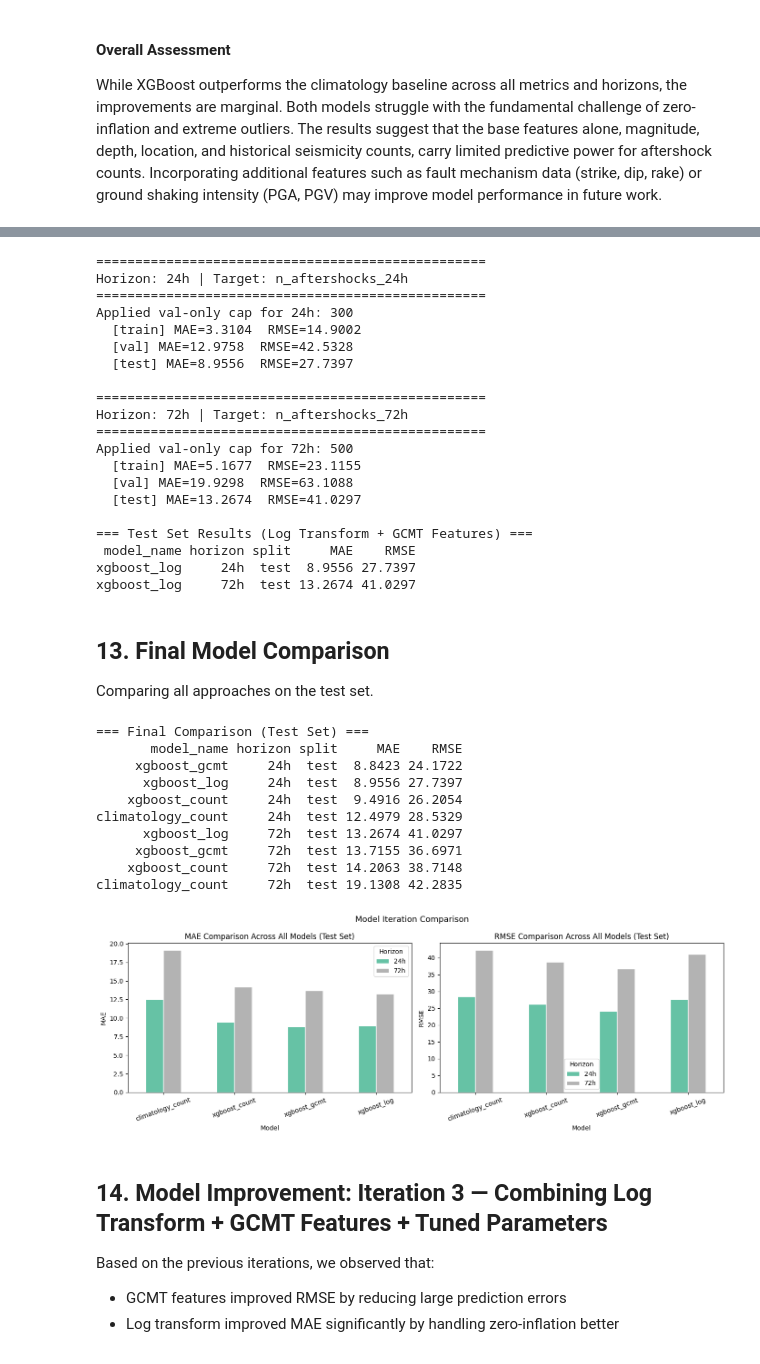
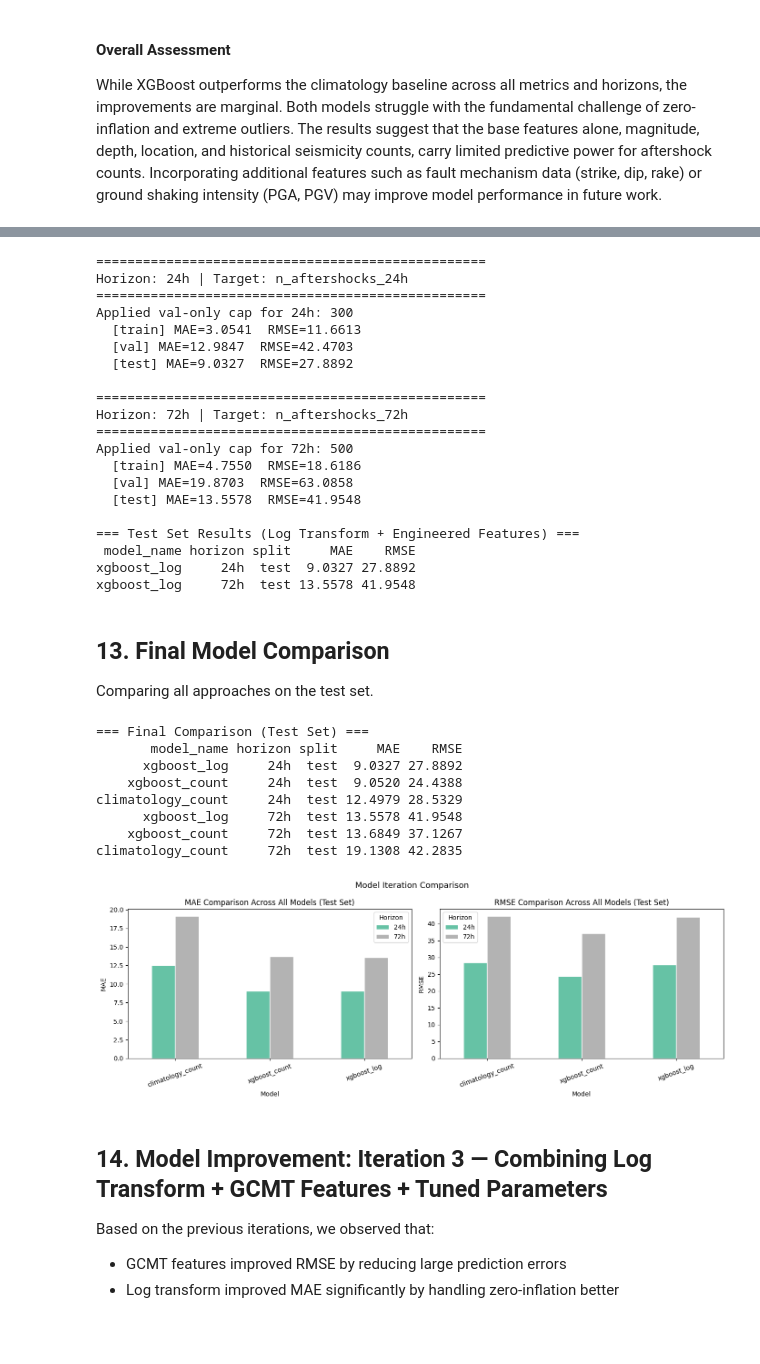
Before and after one commit to GynnYeo/CDS_Group10, a Jupyter notebook: scripts/no_aftershocks_24hr_72hr.ipynb, the cells around one changed output, grey strips where cells are left out. Saved outputs shown, nothing was run; the diff lists cells and outputs as text; code cells hidden in the pictures.

```diff
--- a/scripts/no_aftershocks_24hr_72hr.ipynb
+++ b/scripts/no_aftershocks_24hr_72hr.ipynb
@@ -119,12 +209,12 @@ for horizon in HORIZONS:
     print(f"{'='*50}")
 
     config = InputConfig(
-        feature_cols=BASE_TABULAR_FEATURES,
+        feature_cols=FULL_FEATURE_SET,
         target_col=target_col,
         missing_strategy="median",
         scale=False,
     )
-    prepared = prepare_tabular_inputs(config=config, splits=splits)
+    prepared = prepare_tabular_inputs(config=config, splits=splits_eng)
 
     X_train, y_train = prepared.X_train, prepared.y_train
     X_val,   y_val   = prepared.X_val,   prepared.y_val
@@ -381,15 +379,13 @@ for horizon in HORIZONS:
     print(f"Horizon: {horizon} | Target: {target_col}")
     print(f"{'='*50}")
 
-    extended_features = BASE_TABULAR_FEATURES + GCMT_FEATURES
-
     config = InputConfig(
-        feature_cols=extended_features,
+        feature_cols=FULL_FEATURE_SET,
         target_col=target_col,
         missing_strategy="median",
         scale=False,
     )
-    prepared = prepare_tabular_inputs(config=config, splits=splits)
+    prepared = prepare_tabular_inputs(config=config, splits=splits_eng)
 
     X_train, y_train = prepared.X_train, prepared.y_train
     X_val,   y_val   = prepared.X_val,   prepared.y_val
@@ -426,29 +422,29 @@ for horizon in HORIZONS:
         print(f"  [{split_name}] MAE={all_metrics_v3[-1]['MAE']:.4f}  RMSE={all_metrics_v3[-1]['RMSE']:.4f}")
 
 metrics_v3_df = pd.DataFrame(all_metrics_v3)
-print("\n=== Test Set Results (Log Transform + GCMT Features) ===")
+print("\n=== Test Set Results (Log Transform + Engineered Features) ===")
 print(metrics_v3_df[metrics_v3_df["split"] == "test"].sort_values(["horizon", "MAE"]).to_string(index=False))
 # %% [output]
 ==================================================
 Horizon: 24h | Target: n_aftershocks_24h
 ==================================================
 Applied val-only cap for 24h: 300
-  [train] MAE=3.3104  RMSE=14.9002
-  [val] MAE=12.9758  RMSE=42.5328
-  [test] MAE=8.9556  RMSE=27.7397
+  [train] MAE=3.0541  RMSE=11.6613
+  [val] MAE=12.9847  RMSE=42.4703
+  [test] MAE=9.0327  RMSE=27.8892
 
 ==================================================
 Horizon: 72h | Target: n_aftershocks_72h
 ==================================================
 Applied val-only cap for 72h: 500
-  [train] MAE=5.1677  RMSE=23.1155
-  [val] MAE=19.9298  RMSE=63.1088
-  [test] MAE=13.2674  RMSE=41.0297
+  [train] MAE=4.7550  RMSE=18.6186
+  [val] MAE=19.8703  RMSE=63.0858
+  [test] MAE=13.5578  RMSE=41.9548
 
-=== Test Set Results (Log Transform + GCMT Features) ===
+=== Test Set Results (Log Transform + Engineered Features) ===
  model_name horizon split     MAE    RMSE
-xgboost_log     24h  test  8.9556 27.7397
-xgboost_log     72h  test 13.2674 41.0297
+xgboost_log     24h  test  9.0327 27.8892
+xgboost_log     72h  test 13.5578 41.9548
 # %% [markdown]
 ## 13. Final Model Comparison
 
@@ -456,40 +452,37 @@ Comparing all approaches on the test set.
 # %%
 # combine all metrics
 base_test = metrics_df[metrics_df["split"] == "test"].copy()
-v2_test   = metrics_v2_df[metrics_v2_df["split"] == "test"].copy()
 v3_test   = metrics_v3_df[metrics_v3_df["split"] == "test"].copy()
 
-final_comparison = pd.concat([base_test, v2_test, v3_test], ignore_index=True)
+final_comparison = pd.concat([base_test, v3_test], ignore_index=True)
 
 print("=== Final Comparison (Test Set) ===")
 print(final_comparison.sort_values(["horizon", "MAE"]).to_string(index=False))
 
 # bar chart
 fig, axes = plt.subplots(1, 2, figsize=(14, 5))
 for ax, metric in zip(axes, ["MAE", "RMSE"]):
     pivot = final_comparison.pivot(index="model_name", columns="horizon", values=metric)
     pivot.plot(kind="bar", ax=ax, colormap="Set2", edgecolor="white")
     ax.set_title(f"{metric} Comparison Across All Models (Test Set)")
     ax.set_xlabel("Model")
     ax.set_ylabel(metric)
     ax.tick_params(axis="x", rotation=20)
     ax.legend(title="Horizon")
 
 plt.suptitle("Model Iteration Comparison", fontsize=13)
 plt.tight_layout()
 plt.show()
 # %% [output]
 === Final Comparison (Test Set) ===
        model_name horizon split     MAE    RMSE
-     xgboost_gcmt     24h  test  8.8423 24.1722
-      xgboost_log     24h  test  8.9556 27.7397
-    xgboost_count     24h  test  9.4916 26.2054
+      xgboost_log     24h  test  9.0327 27.8892
+    xgboost_count     24h  test  9.0520 24.4388
 climatology_count     24h  test 12.4979 28.5329
-      xgboost_log     72h  test 13.2674 41.0297
-     xgboost_gcmt     72h  test 13.7155 36.6971
-    xgboost_count     72h  test 14.2063 38.7148
+      xgboost_log     72h  test 13.5578 41.9548
+    xgboost_count     72h  test 13.6849 37.1267
 climatology_count     72h  test 19.1308 42.2835
-[figure, old version]
+[figure, new version]
 # %% [markdown]
 ## 14. Model Improvement: Iteration 3 — Combining Log Transform + GCMT Features + Tuned Parameters
 
```
Also changed, not shown: parts of 14 cells of this notebook, 9 other files.
